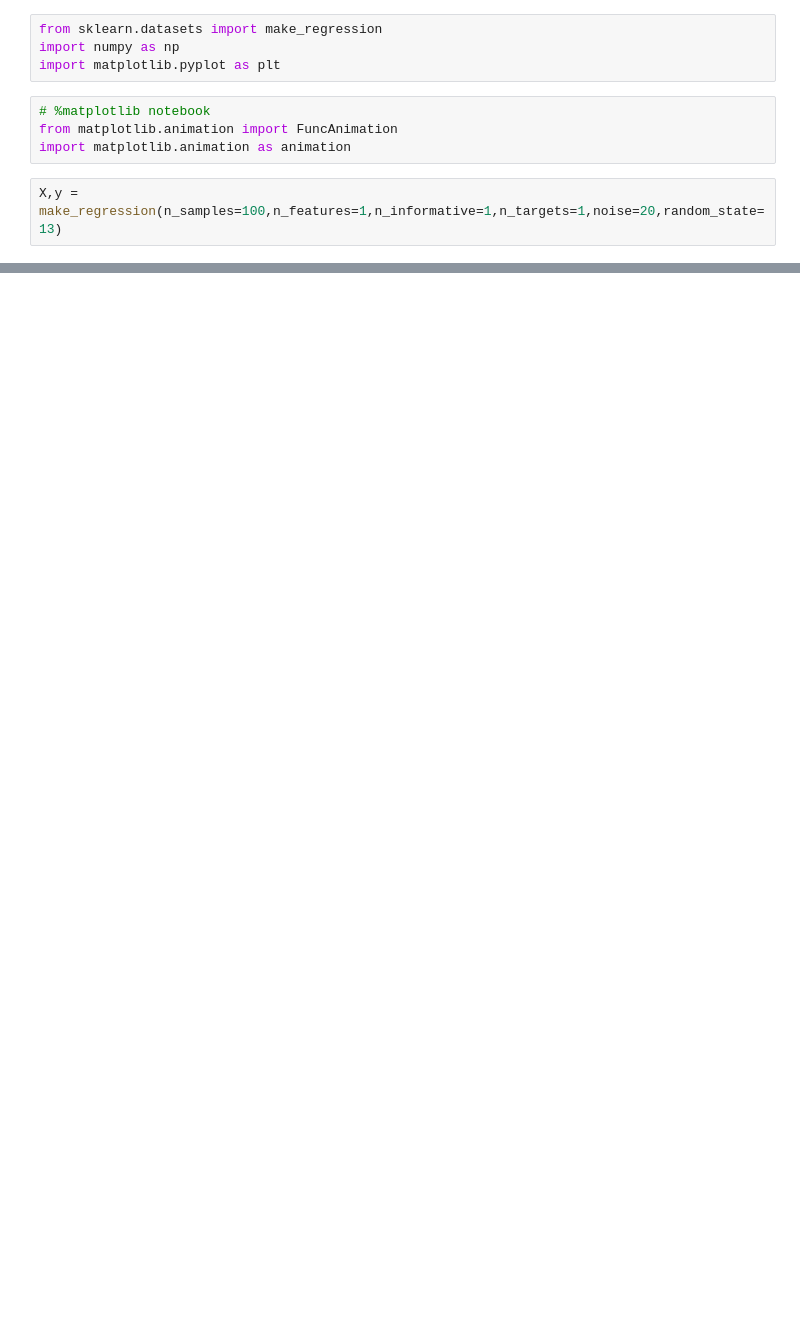
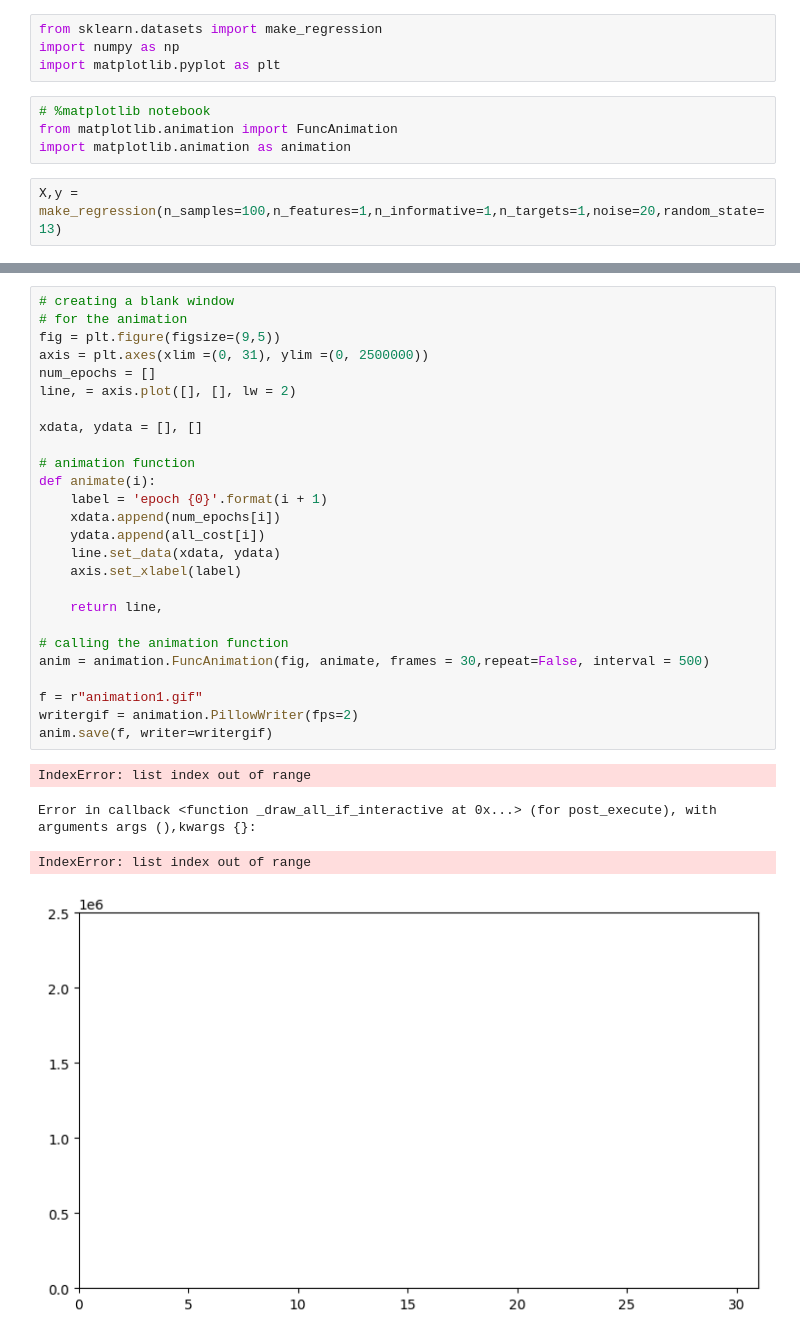
Before and after one commit to Harsimranjit2004/Machine-Learning, a Jupyter notebook: Gradient_descent/b_slope_animation.ipynb, the cells around one changed output, grey strips where cells are left out. Saved outputs shown, nothing was run; the diff lists cells and outputs as text; blank space fills up the shorter version.

```diff
--- a/Gradient_descent/b_slope_animation.ipynb
+++ b/Gradient_descent/b_slope_animation.ipynb
@@ -21,0 +82,31 @@ plt.scatter(X,y)
+# %%
+# creating a blank window
+# for the animation
+fig = plt.figure(figsize=(9,5))
+axis = plt.axes(xlim =(0, 31), ylim =(0, 2500000))
+num_epochs = []
+line, = axis.plot([], [], lw = 2)
+
+xdata, ydata = [], []
+
+# animation function
+def animate(i):
+    label = 'epoch {0}'.format(i + 1)
+    xdata.append(num_epochs[i])
+    ydata.append(all_cost[i])
+    line.set_data(xdata, ydata)
+    axis.set_xlabel(label)
+
+    return line,
+
+# calling the animation function
+anim = animation.FuncAnimation(fig, animate, frames = 30,repeat=False, interval = 500)
+
+f = r"animation1.gif"
+writergif = animation.PillowWriter(fps=2)
+anim.save(f, writer=writergif)
+# %% [output]
+IndexError: list index out of range
+Error in callback <function _draw_all_if_interactive at 0x...> (for post_execute), with arguments args (),kwargs {}:
+IndexError: list index out of range
+[figure, added]
```
Also changed, not shown: parts of 8 cells of this notebook, 5 other files.
